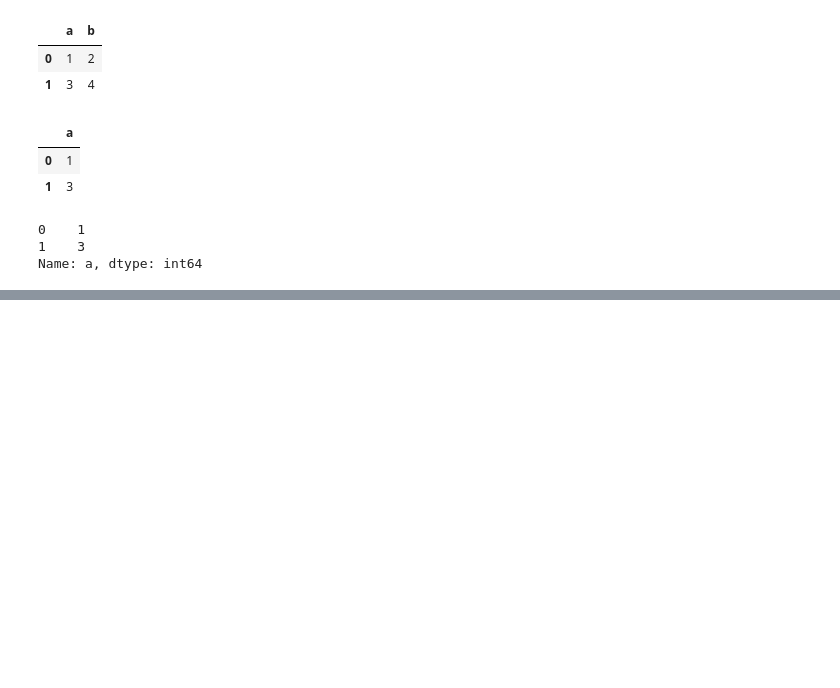
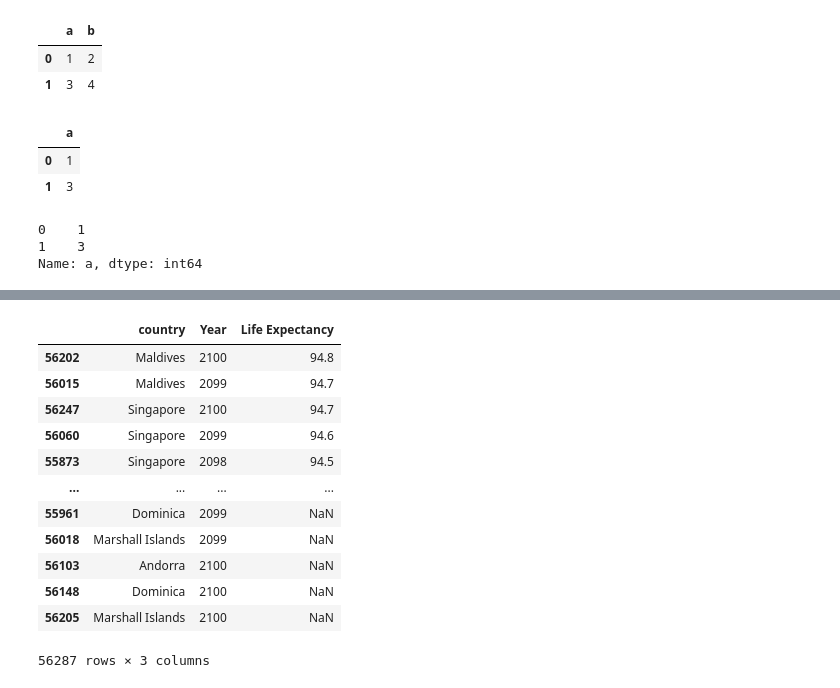
Before and after one commit to juck30808/juck30808, a Jupyter notebook: Pandas-Melt_Squeeze.ipynb, the cells around one changed output, grey strips where cells are left out. Saved outputs shown, nothing was run; the diff lists cells and outputs as text; code cells hidden in the pictures; blank space fills up the shorter version.

```diff
--- a/Pandas-Melt_Squeeze.ipynb
+++ b/Pandas-Melt_Squeeze.ipynb
@@ -119,0 +137,16 @@ Name: a, dtype: int64
+# %%
+df_melted.sort_values(by = 'Life Expectancy', ascending=False)
+# %% [output]
+|  | country | Year | Life Expectancy |
+| 56202 | Maldives | 2100 | 94.8 |
+| 56015 | Maldives | 2099 | 94.7 |
+| 56247 | Singapore | 2100 | 94.7 |
+| 56060 | Singapore | 2099 | 94.6 |
+| 55873 | Singapore | 2098 | 94.5 |
+| ... | ... | ... | ... |
+| 55961 | Dominica | 2099 | NaN |
+| 56018 | Marshall Islands | 2099 | NaN |
+| 56103 | Andorra | 2100 | NaN |
+| 56148 | Dominica | 2100 | NaN |
+| 56205 | Marshall Islands | 2100 | NaN |
+56287 rows × 3 columns
```
Also changed, not shown: parts of 11 cells of this notebook, 45 other files.
